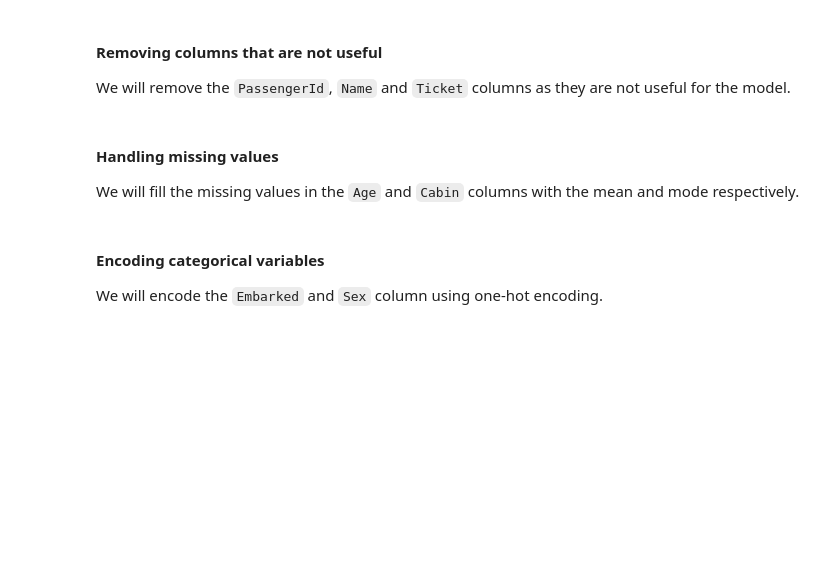
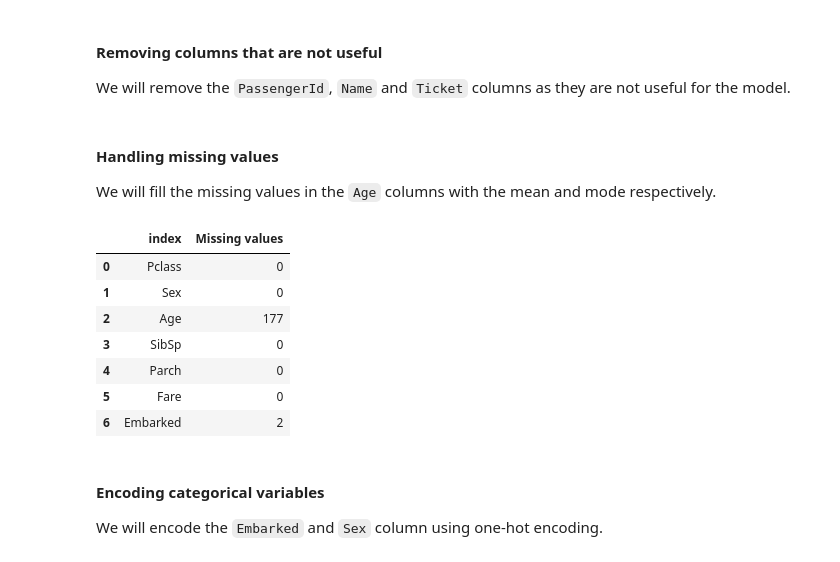
Before and after one commit to Luncenok/Data-mining, a Jupyter notebook: dm_project.ipynb, the cells around one changed output. Drawn from its saved outputs; the diff is of its cells as text; code cells hidden in the pictures; blank space fills up the shorter version.

```diff
--- a/dm_project.ipynb
+++ b/dm_project.ipynb
@@ -57,9 +57,20 @@ y = data['Survived']
 #### Removing columns that are not useful
 We will remove the `PassengerId`, `Name` and `Ticket` columns as they are not useful for the model.
 # %%
-X = X.drop(['PassengerId', 'Name', 'Ticket'], axis=1)
+X = X.drop(['PassengerId', 'Name', 'Ticket', 'Cabin'], axis=1)
 # %% [markdown]
 #### Handling missing values
-We will fill the missing values in the `Age` and `Cabin` columns with the mean and mode respectively.
+We will fill the missing values in the `Age` columns with the mean and mode respectively.
+# %%
+X.isna().sum().to_frame().reset_index().rename(columns={0: 'Missing values'})
+# %% [output]
+|  | index | Missing values |
+| 0 | Pclass | 0 |
+| 1 | Sex | 0 |
+| 2 | Age | 177 |
+| 3 | SibSp | 0 |
+| 4 | Parch | 0 |
+| 5 | Fare | 0 |
+| 6 | Embarked | 2 |
 # %%
 X['Age'] = X['Age'].fillna(X['Age'].mean())
```
Also changed, not shown: parts of 17 cells of this notebook, 1 other file.
